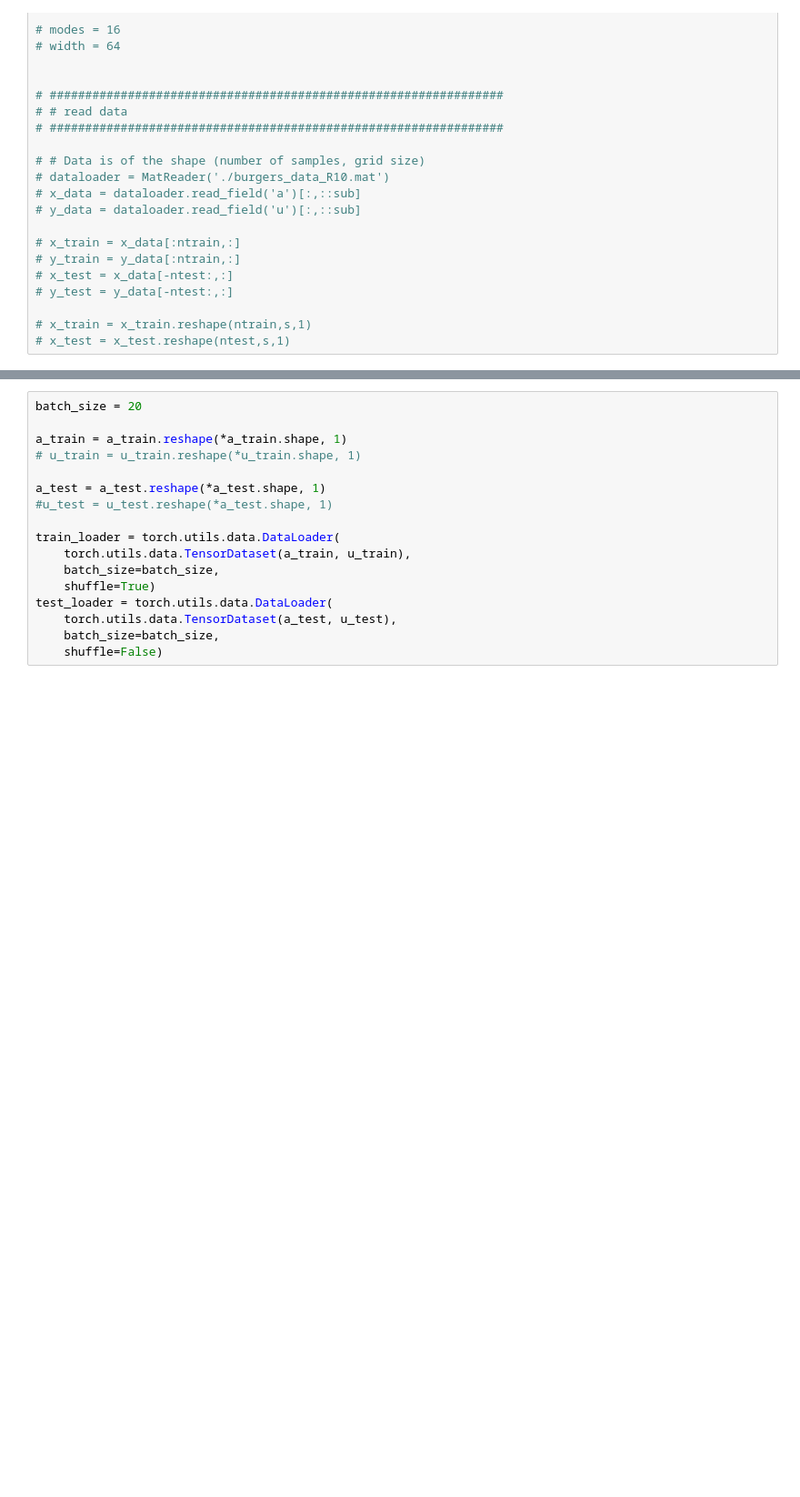
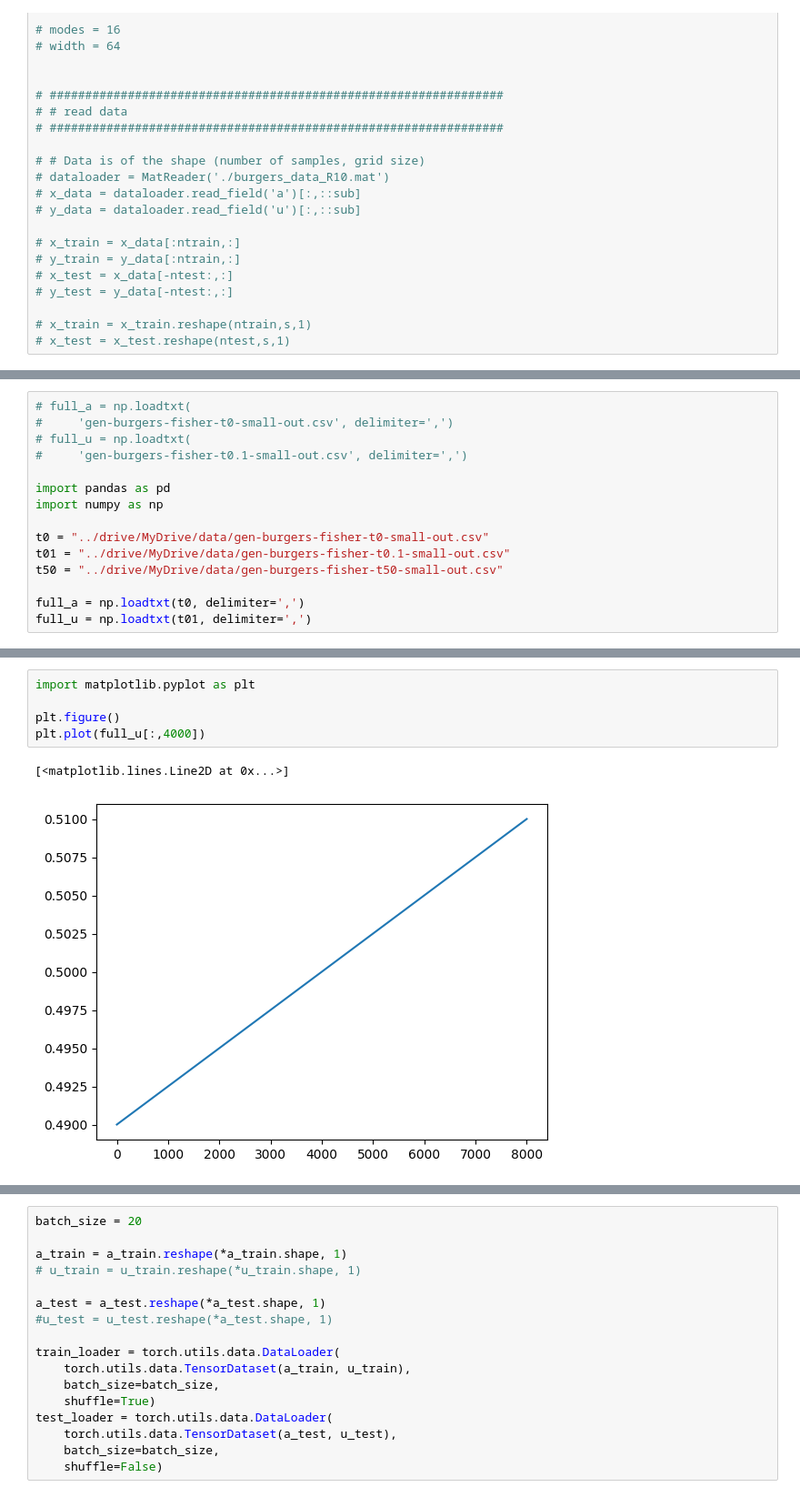
Before and after one commit to fedor1113/Sk-ML-FNO-Project-2024, a Jupyter notebook: fno-main.ipynb, the cells around one changed output, grey strips where cells are left out. Shown: that part at 91% size. Saved outputs shown, nothing was run; the diff lists cells and outputs as text; blank space fills up the shorter version.

```diff
--- a/fno-main.ipynb
+++ b/fno-main.ipynb
@@ -251,0 +259,15 @@ full_u = np.loadtxt(
+# %%
+# full_a = np.loadtxt(
+#     'gen-burgers-fisher-t0-small-out.csv', delimiter=',')
+# full_u = np.loadtxt(
+#     'gen-burgers-fisher-t0.1-small-out.csv', delimiter=',')
+
+import pandas as pd
+import numpy as np
+
+t0 = "../drive/MyDrive/data/gen-burgers-fisher-t0-small-out.csv"
+t01 = "../drive/MyDrive/data/gen-burgers-fisher-t0.1-small-out.csv"
+t50 = "../drive/MyDrive/data/gen-burgers-fisher-t50-small-out.csv"
+
+full_a = np.loadtxt(t0, delimiter=',')
+full_u = np.loadtxt(t01, delimiter=',')
@@ -251,0 +279,8 @@ full_u = np.loadtxt(
+# %%
+import matplotlib.pyplot as plt
+
+plt.figure()
+plt.plot(full_u[:,4000])
+# %% [output]
+[<matplotlib.lines.Line2D at 0x...>]
+[figure, added]
```
Also changed, not shown: parts of 8 cells of this notebook.
